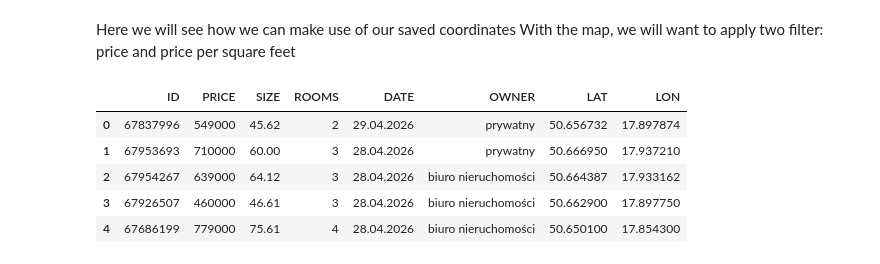
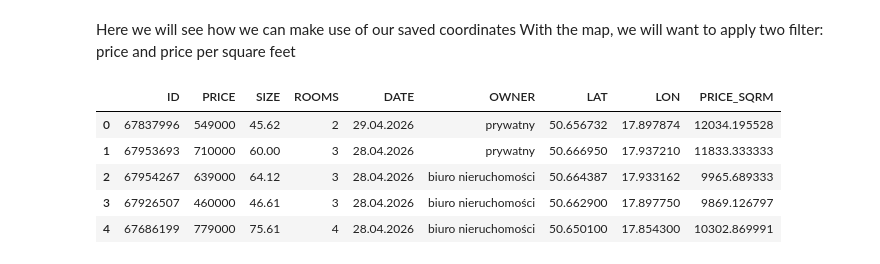
Before and after one commit to R3gx-00/SWSFHP, a Jupyter notebook: map.ipynb, the cells around one changed output. Cells and saved outputs as stored; diff of their text form; code cells hidden in the pictures.

```diff
--- a/map.ipynb
+++ b/map.ipynb
@@ -9,10 +10,11 @@ from matplotlib import pyplot as plt
 # %%
 df = pd.read_csv('database.csv')
+df["PRICE_SQRM"] = df["PRICE"]/df["SIZE"]
 df.head()
 # %% [output]
-|  | ID | PRICE | SIZE | ROOMS | DATE | OWNER | LAT | LON |
-| 0 | 67837996 | 549000 | 45.62 | 2 | 29.04.2026 | prywatny | 50.656732 | 17.897874 |
-| 1 | 67953693 | 710000 | 60.00 | 3 | 28.04.2026 | prywatny | 50.666950 | 17.937210 |
-| 2 | 67954267 | 639000 | 64.12 | 3 | 28.04.2026 | biuro nieruchomości | 50.664387 | 17.933162 |
-| 3 | 67926507 | 460000 | 46.61 | 3 | 28.04.2026 | biuro nieruchomości | 50.662900 | 17.897750 |
-| 4 | 67686199 | 779000 | 75.61 | 4 | 28.04.2026 | biuro nieruchomości | 50.650100 | 17.854300 |
+|  | ID | PRICE | SIZE | ROOMS | DATE | OWNER | LAT | LON | PRICE_SQRM |
+| 0 | 67837996 | 549000 | 45.62 | 2 | 29.04.2026 | prywatny | 50.656732 | 17.897874 | 12034.195528 |
+| 1 | 67953693 | 710000 | 60.00 | 3 | 28.04.2026 | prywatny | 50.666950 | 17.937210 | 11833.333333 |
+| 2 | 67954267 | 639000 | 64.12 | 3 | 28.04.2026 | biuro nieruchomości | 50.664387 | 17.933162 | 9965.689333 |
+| 3 | 67926507 | 460000 | 46.61 | 3 | 28.04.2026 | biuro nieruchomości | 50.662900 | 17.897750 | 9869.126797 |
+| 4 | 67686199 | 779000 | 75.61 | 4 | 28.04.2026 | biuro nieruchomości | 50.650100 | 17.854300 | 10302.869991 |
```
Also changed, not shown: parts of 4 cells of this notebook, 4 other files.
